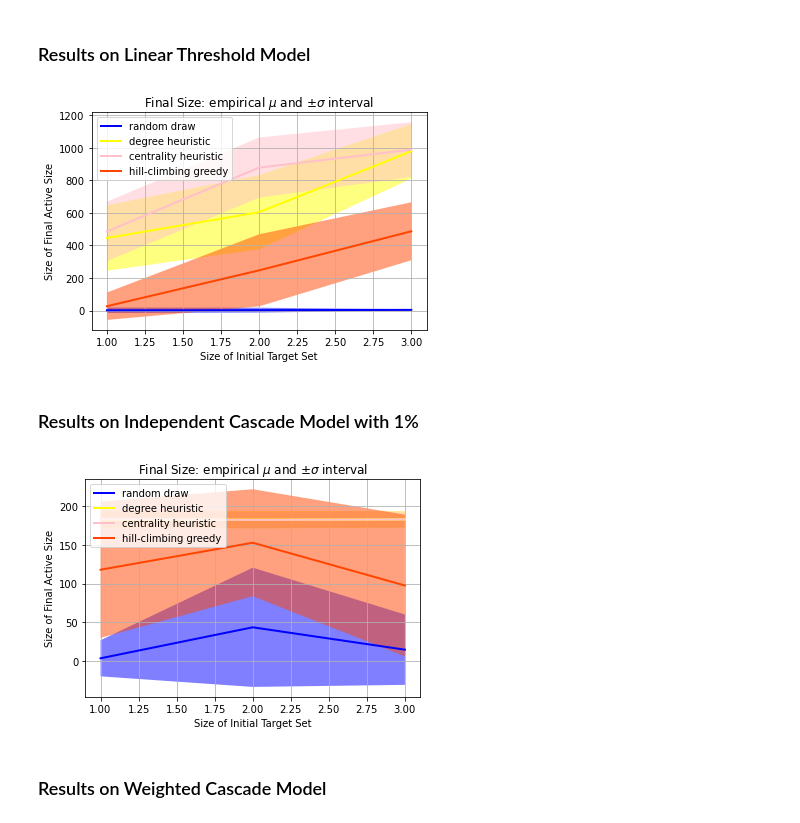
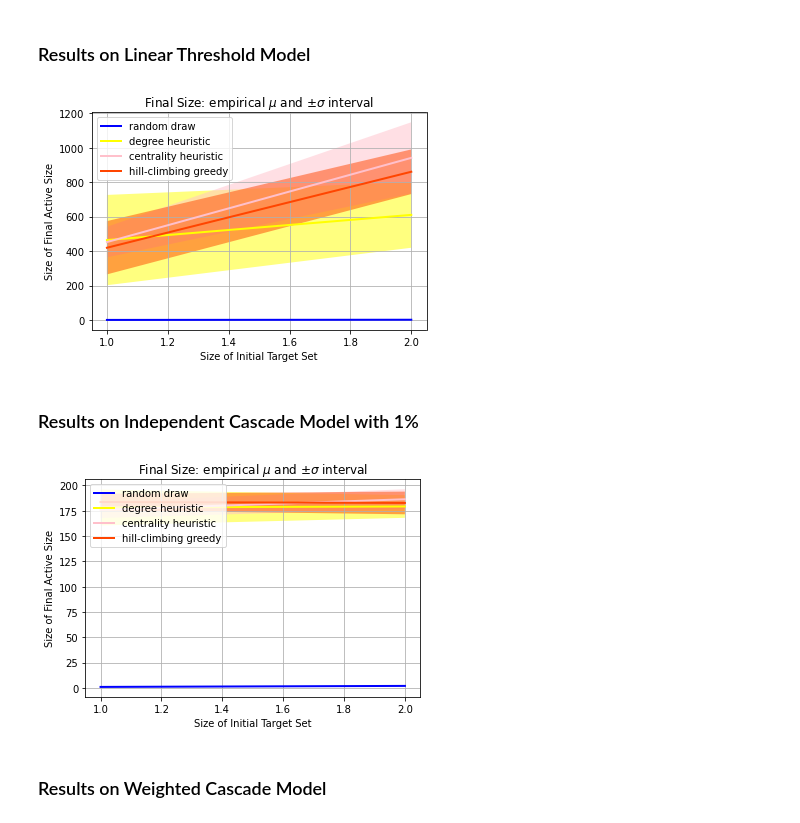
Before and after one commit to liu-yihong/maximize-influence-spread, a Jupyter notebook: test-case.ipynb, the cells around one changed output. Saved outputs shown, nothing was run; the diff lists cells and outputs as text; code cells hidden in the pictures.

```diff
--- a/test-case.ipynb
+++ b/test-case.ipynb
@@ -86,18 +86,18 @@ re-choosing thresholds or edge outcomes pseudo-randomly from
 ### Results on Linear Threshold Model
 # %%
 experiments_and_plot(multigraph, directed_graph,
-                     max_k=3, num_exp=500, max_iter=500,
+                     max_k=2, num_exp=20, max_iter=500, exp_iter=20,
                      mode='linear threshold', p_cascade=0.01)
 # %% [output]
-[figure, old version]
+[figure, new version]
 # %% [markdown]
 ### Results on Independent Cascade Model with 1%
 # %%
 experiments_and_plot(multigraph, directed_graph,
-                     max_k=3, num_exp=1000, max_iter=500,
+                     max_k=2, num_exp=20, max_iter=500, exp_iter=20,
                      mode='independent cascade', p_cascade=0.01)
 # %% [output]
-[figure, old version]
+[figure, new version]
 # %% [markdown]
 ### Results on Weighted Cascade Model
 # %%
```
Also changed, not shown: parts of 1 cell of this notebook, 1 other file.
